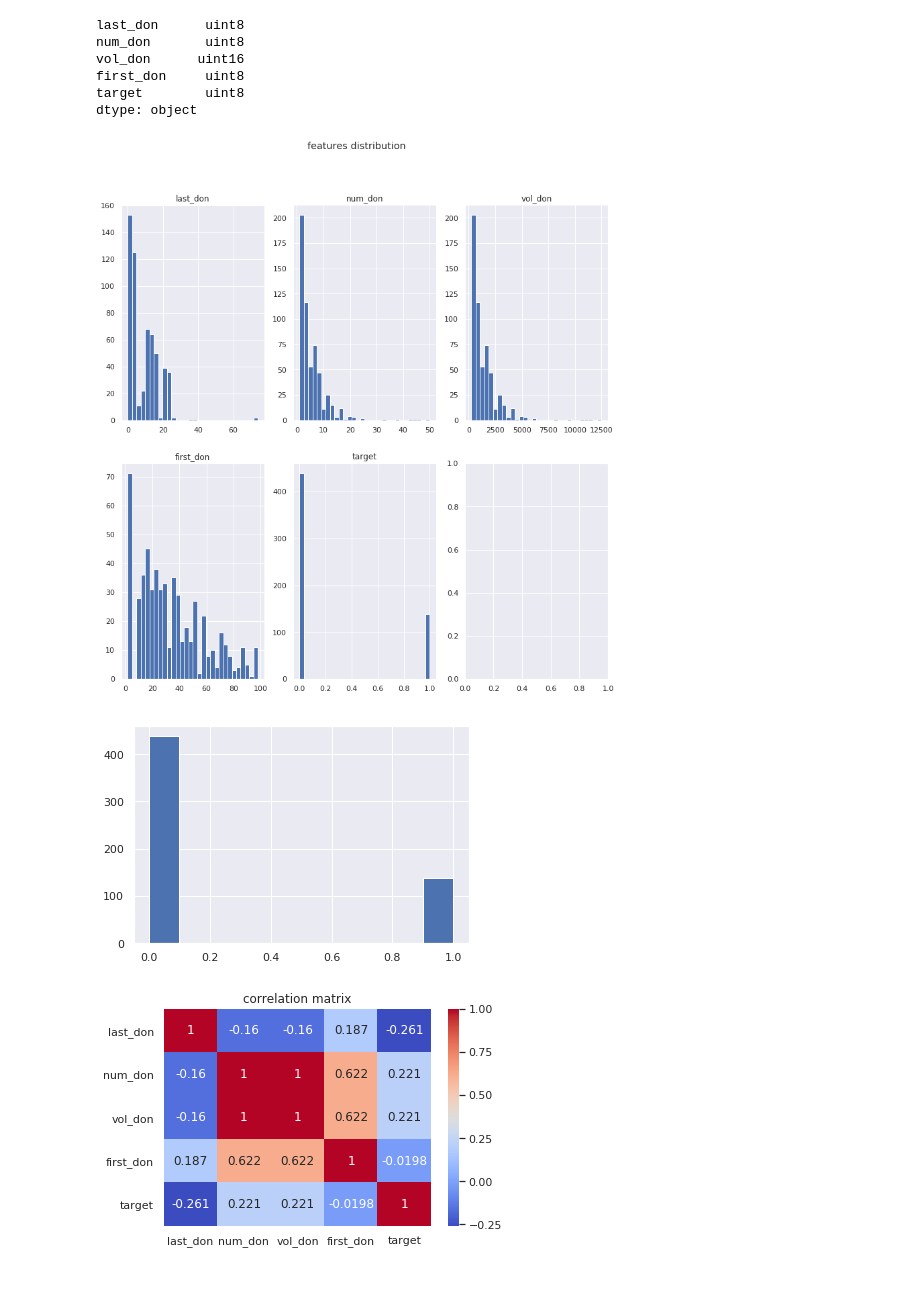
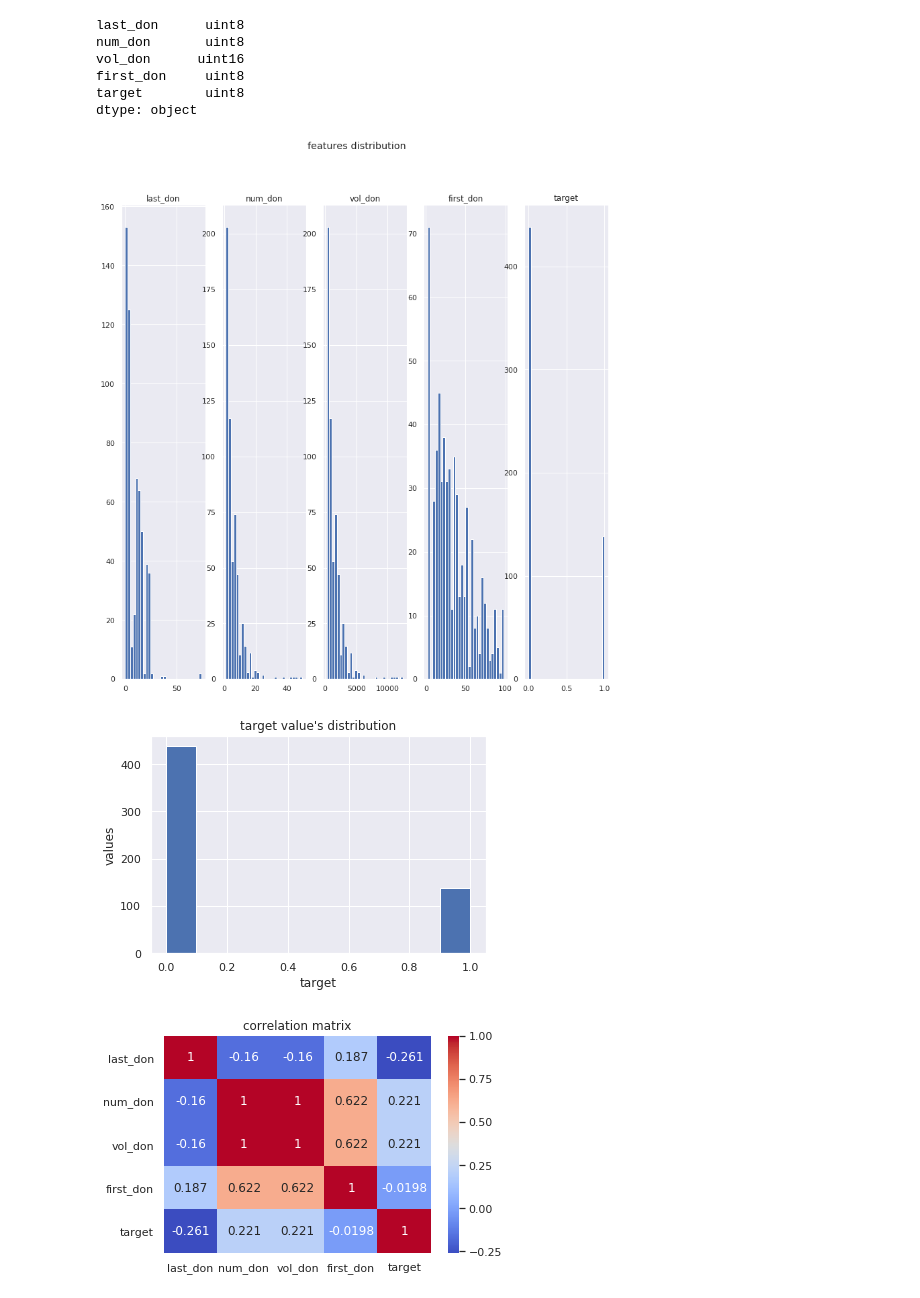
Before and after one commit to AlexandreGazagnes/Driven-Data-Blood-Donations, a Jupyter notebook: kernels/final_notebook.ipynb, the cells around one changed output. Saved outputs shown, nothing was run; the diff lists cells and outputs as text; code cells hidden in the pictures.

```diff
--- a/kernels/final_notebook.ipynb
+++ b/kernels/final_notebook.ipynb
@@ -295,7 +307,7 @@ def graph_each_feature(df)  :
 
     features = df.columns
 
-    fig, _axes = plt.subplots(2, 3, figsize=(13,13))
+    fig, _axes = plt.subplots(1, 5, figsize=(13,13))
     axes = _axes.flatten()
 
     info(fig)
@@ -314,7 +326,6 @@ def graph_each_feature(df)  :
         axes[i].set_title(feat)
 
     plt.suptitle("features distribution")
-
     plt.show()
 
 
@@ -323,22 +334,25 @@ def graph_each_feature(df)  :
 
 graph_each_feature(df)
 # %% [output]
-[figure, old version]
+[figure, new version]
 # %%
 # Idem for target
 
 def graph_target(df) :
 
     df.target.hist()
+    plt.xlabel("target")
+    plt.ylabel("values")
+    plt.title("target value's distribution")
     plt.show()
 
 
 ####
 
 
 graph_target(df)
 # %% [output]
-[figure, old version]
+[figure, new version]
 # %%
 # Looking in depth : finding correlation between features
 
```
Also changed, not shown: parts of 81 cells of this notebook, 1 other file.
